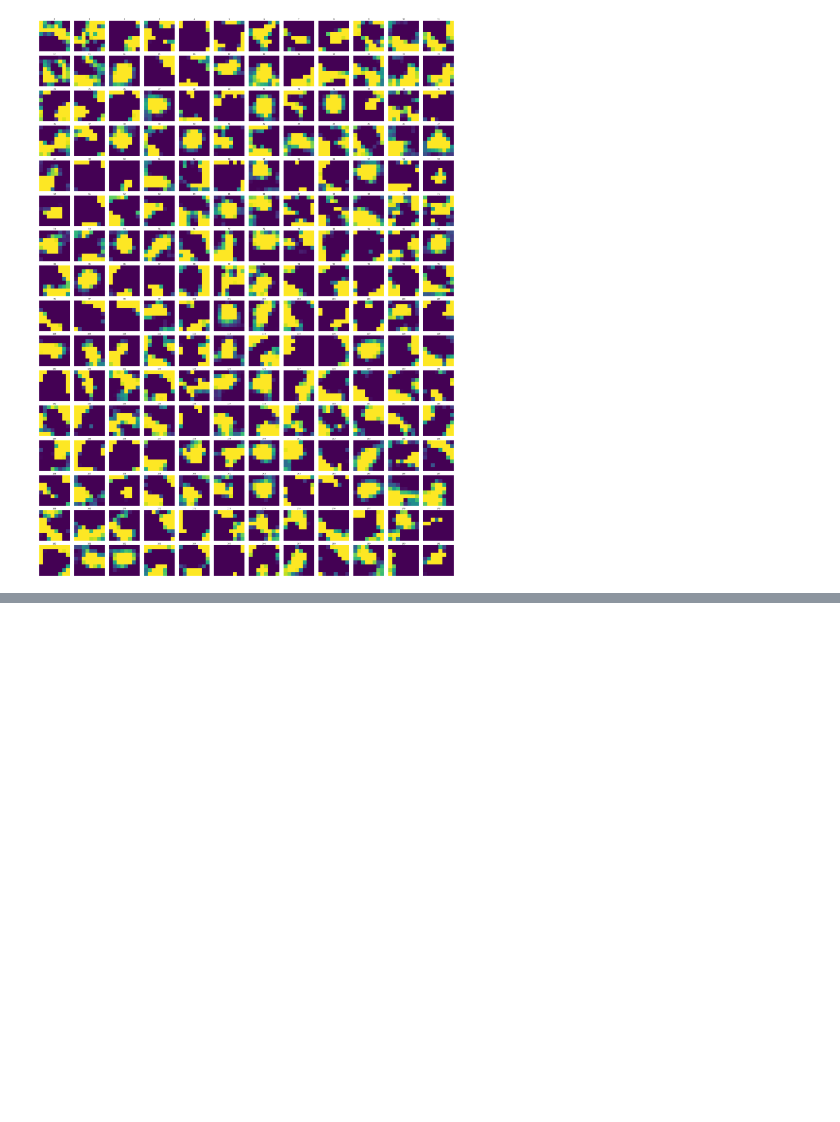
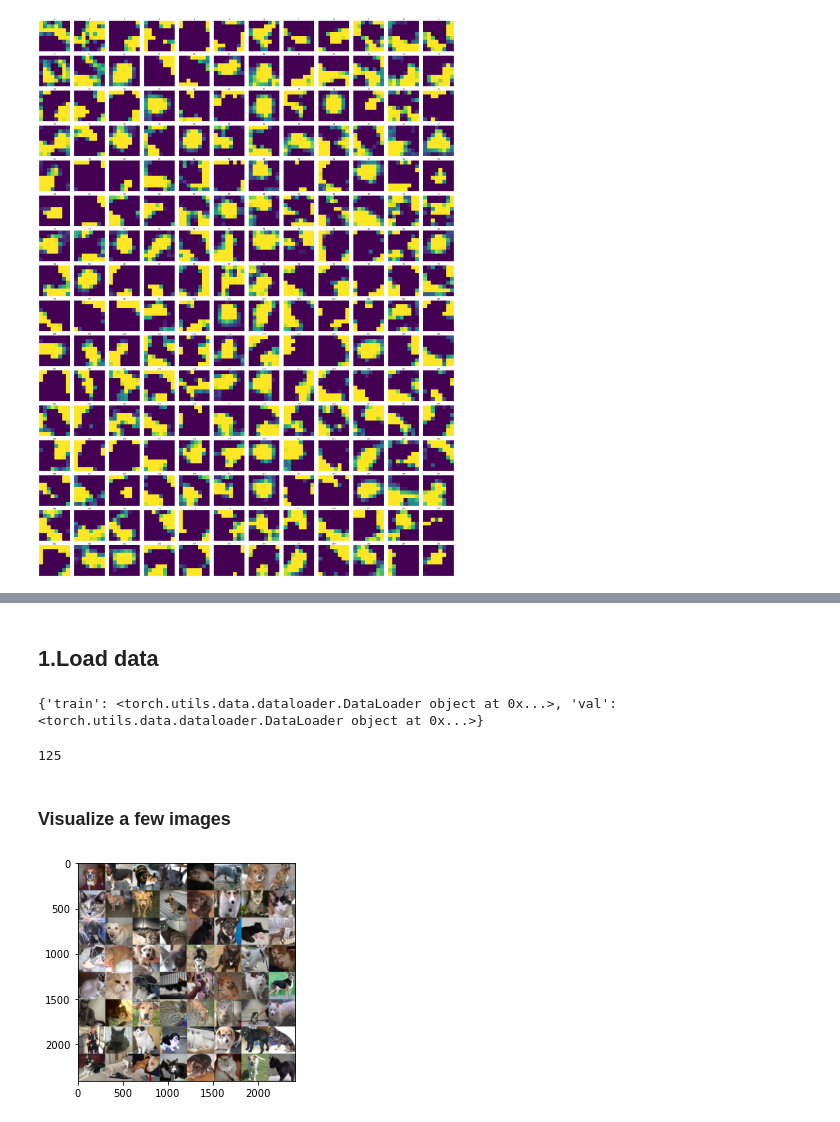
Before and after one commit to peyman886/Deep_Learning, a Jupyter notebook: HW2_practical_Q3.ipynb, the cells around one changed output, grey strips where cells are left out. Saved outputs shown, nothing was run; the diff lists cells and outputs as text; code cells hidden in the pictures; blank space fills up the shorter version.

```diff
--- a/HW2_practical_Q3.ipynb
+++ b/HW2_practical_Q3.ipynb
@@ -1257,0 +1330,2 @@ plot_filters_single_channel(features['last_layer'].cpu())
+# %% [markdown]
+## 1.Load data
@@ -1257,0 +1347,67 @@ plot_filters_single_channel(features['last_layer'].cpu())
+# %%
+import torchvision
+from torchvision import datasets, transforms
+
+data_transforms = {
+    'train': transforms.Compose([
+        transforms.Resize(325),
+        transforms.CenterCrop(299), # we want to use Inception v3, it requires this size of images
+        transforms.ToTensor(),
+        transforms.Normalize([0.485, 0.456, 0.406], [0.229, 0.224, 0.225])
+    ]),
+    'val': transforms.Compose([
+        transforms.Resize(325),
+        transforms.CenterCrop(299),
+        transforms.ToTensor(),
+        transforms.Normalize([0.485, 0.456, 0.406], [0.229, 0.224, 0.225])
+    ]),
+}
+
+data_dir = "./dogs-vs-cats"
+
+image_datasets = {x: datasets.ImageFolder(os.path.join(data_dir, name),
+                                          data_transforms[x])
+                  for x, name in [['train', "training_set"], ['val', "test_set"]]}
+
+dataloaders = {x: torch.utils.data.DataLoader(image_datasets[x], batch_size=64,
+                                             shuffle=True, num_workers=4)
+              for x in ['train', 'val']}
+dataset_sizes = {x: len(image_datasets[x]) for x in ['train', 'val']}
+class_names = image_datasets['train'].classes
+
+# See some statistics
+print(dataloaders)
+len(dataloaders['train'])
+# %% [output]
+{'train': <torch.utils.data.dataloader.DataLoader object at 0x...>, 'val': <torch.utils.data.dataloader.DataLoader object at 0x...>}
+125
+# %% [markdown]
+### Visualize a few images
+# %%
+import numpy as np
+import matplotlib.pyplot as plt
+plt.ion()   # interactive mode
+
+def imshow(inp, title=None):
+    """Imshow for Tensor."""
+    inp = inp.numpy().transpose((1, 2, 0))
+    mean = np.array([0.485, 0.456, 0.406])
+    std = np.array([0.229, 0.224, 0.225])
+    inp = std * inp + mean
+    inp = np.clip(inp, 0, 1)
+    plt.imshow(inp)
+    if title is not None:
+        plt.title(title)
+    plt.pause(0.001)  # pause a bit so that plots are updated
+
+# Get a batch of training data
+inputs, classes = next(iter(dataloaders['train']))
+
+# Make a grid from batch
+out = torchvision.utils.make_grid(inputs)
+
+imshow(out)
+
+# imshow(out, title=[class_names[x] for x in classes])
+# %% [output]
+[figure, added]
```
Also changed, not shown: parts of 24 cells of this notebook.
